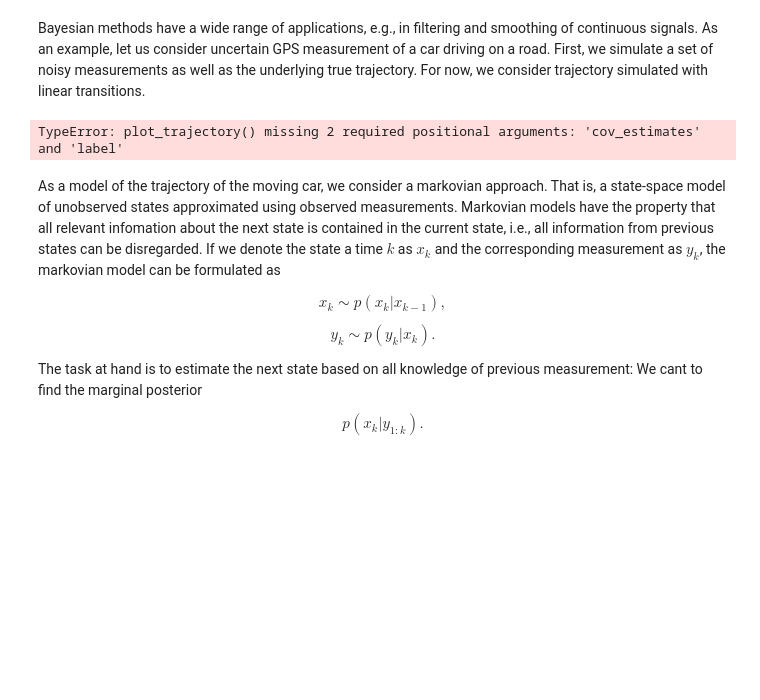
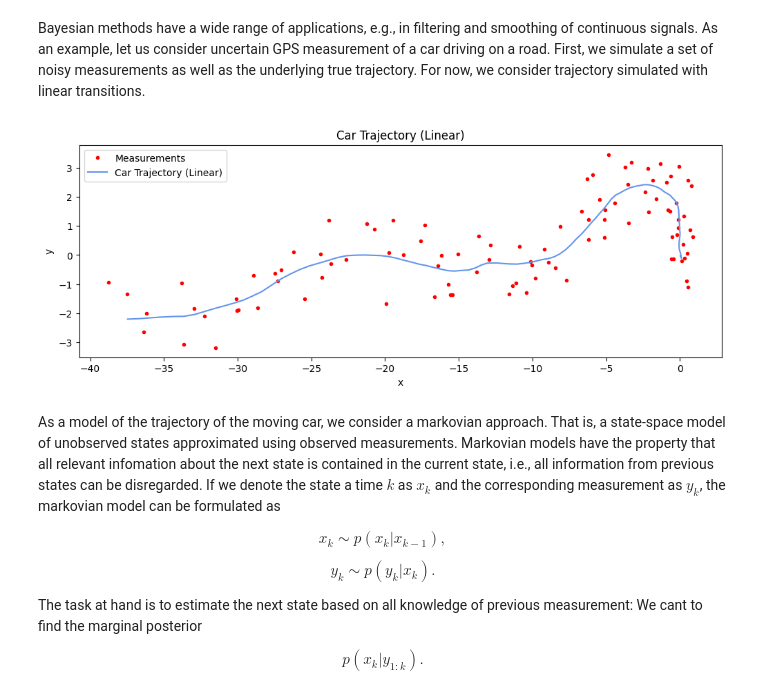
Before and after one commit to AndersGMadsen/bayesian-state-space-models, a Jupyter notebook: Bayesian_filtering_and_smoothing.ipynb, the cells around one changed output. Cells and saved outputs as stored; diff of their text form; code cells hidden in the pictures; blank space fills up the shorter version.

```diff
--- a/Bayesian_filtering_and_smoothing.ipynb
+++ b/Bayesian_filtering_and_smoothing.ipynb
@@ -4,15 +4,26 @@ from matplotlib import pyplot as plt
 from utils import CarTrajectoryLinear, CarTrajectoryNonLinear, KF, EKF, UKF, plot_trajectory
 # %% [markdown]
 Bayesian methods have a wide range of applications, e.g., in filtering and smoothing of continuous signals. As an example, let us consider uncertain GPS measurement of a car driving on a road. First, we simulate a set of noisy measurements as well as the underlying true trajectory. For now, we consider trajectory simulated with linear transitions.
-# %%
-system = CarTrajectoryLinear()
-states, measurements = system.get_data()
-
-
-fig, ax = plt.subplots(figsize=(10, 10))
-plot_trajectory(states, measurements)
-# %% [output]
-TypeError: plot_trajectory() missing 2 required positional arguments: 'cov_estimates' and 'label'
+# %%
+system = CarTrajectoryLinear()
+states, measurements = system.get_data()
+
+fig, ax = plt.subplots(figsize=(12, 4))
+
+ax.plot(measurements[:, 0], measurements[:, 1], 'r.', label='Measurements')
+
+zero_cov = np.array([np.zeros([states.shape[1], states.shape[1]]) for _ in range(len(states))])
+plot_trajectory(ax, states, zero_cov, label='Car Trajectory (Linear)')
+
+ax.set_xlabel('x')
+ax.set_ylabel('y')
+
+ax.legend()
+ax.set_title('Car Trajectory (Linear)')
+
+plt.show()
+# %% [output]
+[figure, added]
 # %% [markdown]
 As a model of the trajectory of the moving car, we consider a markovian approach. That is, a state-space model of unobserved states approximated using observed measurements. Markovian models have the property that all relevant infomation about the next state is contained in the current state, i.e., all information from previous states can be disregarded. If we denote the state a time $k$ as $x_k$ and the corresponding measurement as $y_k$, the markovian model can be formulated as
 
```
Also changed, not shown: parts of 8 cells of this notebook.
